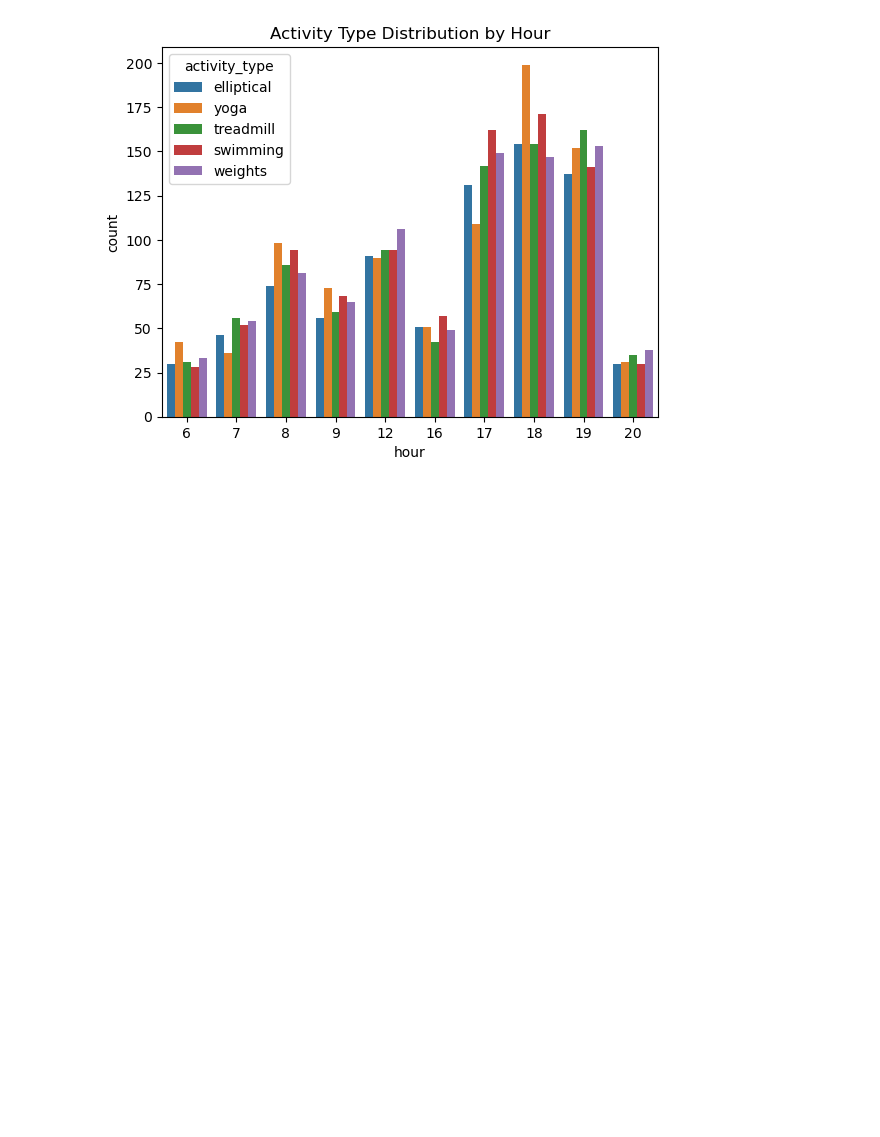
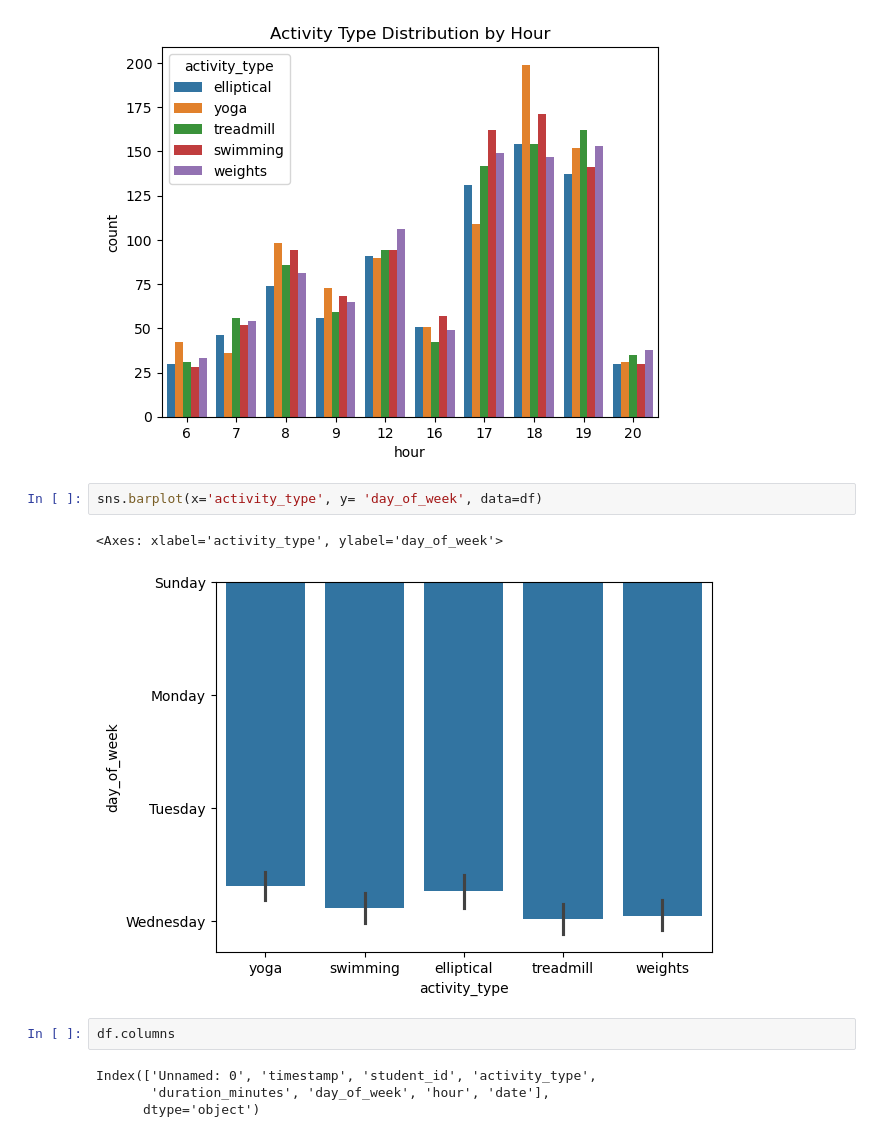
Before and after one commit to tcsimm/SyntheticGymData, a Jupyter notebook: notebooks/02_EDA.ipynb, the cells around one changed output. Saved outputs shown, nothing was run; the diff lists cells and outputs as text; blank space fills up the shorter version.

```diff
--- a/notebooks/02_EDA.ipynb
+++ b/notebooks/02_EDA.ipynb
@@ -117,3 +117,14 @@ plt.title('Activity Type Distribution by Hour')
 plt.show()
 # %% [output]
 [figure]
+# %%
+sns.barplot(x='activity_type', y= 'day_of_week', data=df)
+# %% [output]
+<Axes: xlabel='activity_type', ylabel='day_of_week'>
+[figure, added]
+# %%
+df.columns
+# %% [output]
+Index(['Unnamed: 0', 'timestamp', 'student_id', 'activity_type',
+       'duration_minutes', 'day_of_week', 'hour', 'date'],
+      dtype='object')
```
Also changed, not shown: parts of 1 cell of this notebook.
